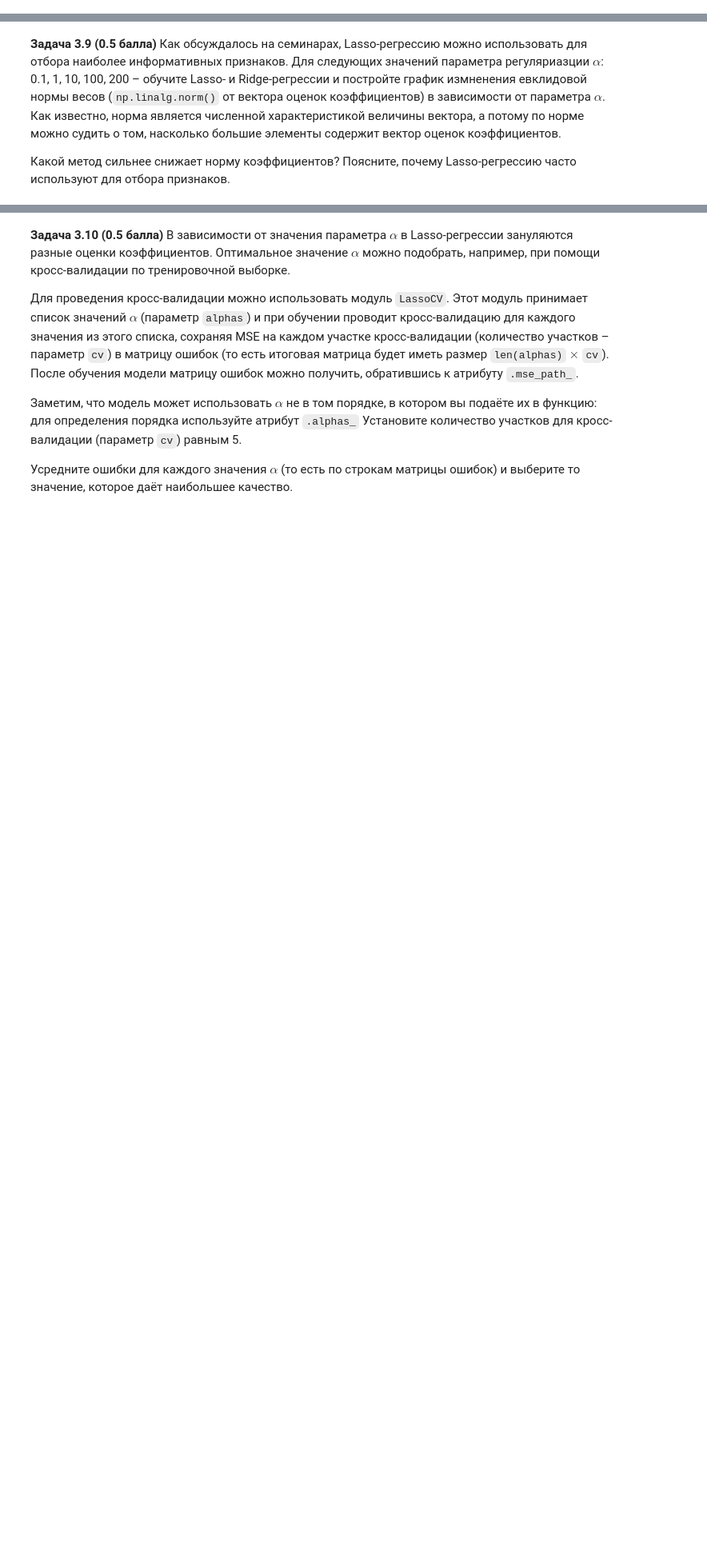
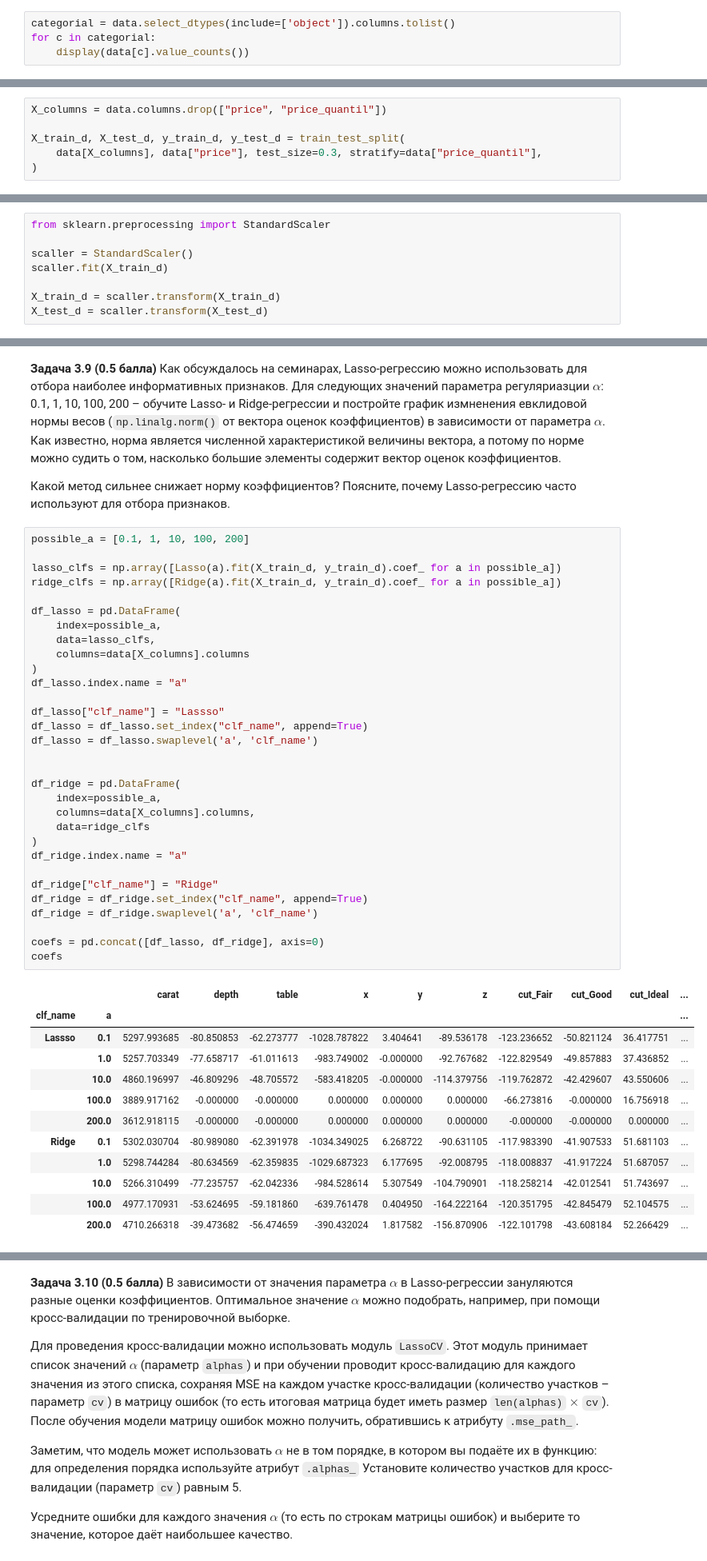
Before and after one commit to Melekh11/ida_hv, a Jupyter notebook: sem5/hw04_knn_linreg.ipynb, the cells around one changed output, grey strips where cells are left out. Shown: that part at 80% size. Cells and saved outputs as stored; diff of their text form; blank space fills up the shorter version.

```diff
--- a/sem5/hw04_knn_linreg.ipynb
+++ b/sem5/hw04_knn_linreg.ipynb
@@ -541,0 +761,4 @@ data.head(5)
+# %%
+categorial = data.select_dtypes(include=['object']).columns.tolist()
+for c in categorial:
+    display(data[c].value_counts())
@@ -544,4 +856,18 @@ data.head(5)
+# %%
+X_columns = data.columns.drop(["price", "price_quantil"])
+
+X_train_d, X_test_d, y_train_d, y_test_d = train_test_split(
+    data[X_columns], data["price"], test_size=0.3, stratify=data["price_quantil"],
+)
 # %% [markdown]
 **Задача 3.5 (0.3 балла)** Зачастую при использовании линейных моделей вещественные признаки масштабируются. При этом оценки коэффициентов теряют прямую статистическую интерпретацию ("при увеличении $X_1$ на 1, $y$ увеличивается на $w_1$"), но приобретают свойства, полезные в задачах машинного обучения. В этой задаче стандартизируйте вещественные признаки в тренировочной и тестовой выборках с помощью `StandardScaler`.
 # %% [markdown]
 Объясните, как это повлияет на интерпретацию коэффициентов линейной регрессии.
+# %%
+from sklearn.preprocessing import StandardScaler
+
+scaller = StandardScaler()
+scaller.fit(X_train_d)
+
+X_train_d = scaller.transform(X_train_d)
+X_test_d = scaller.transform(X_test_d)
@@ -573,3 +981,47 @@ $$
 **Задача 3.9 (0.5 балла)** Как обсуждалось на семинарах, Lasso-регрессию можно использовать для отбора наиболее информативных признаков. Для следующих значений параметра регуляриазции $\alpha$: 0.1, 1, 10, 100, 200 –  обучите Lasso- и Ridge-регрессии и постройте график измненения евклидовой нормы весов (`np.linalg.norm()` от вектора оценок коэффициентов) в зависимости от параметра $\alpha$. Как известно, норма является численной характеристикой величины вектора, а потому по норме можно судить о том, насколько большие элементы содержит вектор оценок коэффициентов.
 
 Какой метод сильнее снижает норму коэффициентов? Поясните, почему Lasso-регрессию часто используют для отбора признаков.
+# %%
+possible_a = [0.1, 1, 10, 100, 200]
+
+lasso_clfs = np.array([Lasso(a).fit(X_train_d, y_train_d).coef_ for a in possible_a])
+ridge_clfs = np.array([Ridge(a).fit(X_train_d, y_train_d).coef_ for a in possible_a])
+
+df_lasso = pd.DataFrame(
+    index=possible_a,
+    data=lasso_clfs,
+    columns=data[X_columns].columns
+)
+df_lasso.index.name = "a"
+
+df_lasso["clf_name"] = "Lassso"
+df_lasso = df_lasso.set_index("clf_name", append=True)
+df_lasso = df_lasso.swaplevel('a', 'clf_name')
+
+
+df_ridge = pd.DataFrame(
+    index=possible_a,
+    columns=data[X_columns].columns,
+    data=ridge_clfs
+)
+df_ridge.index.name = "a"
+
+df_ridge["clf_name"] = "Ridge"
+df_ridge = df_ridge.set_index("clf_name", append=True)
+df_ridge = df_ridge.swaplevel('a', 'clf_name')
+
+coefs = pd.concat([df_lasso, df_ridge], axis=0)
+coefs
+# %% [output]
+|  |  | carat | depth | table | x | y | z | cut_Fair | cut_Good | cut_Ideal | ... |
+| clf_name | a |  |  |  |  |  |  |  |  |  | ... |
+| Lassso | 0.1 | 5297.993685 | -80.850853 | -62.273777 | -1028.787822 | 3.404641 | -89.536178 | -123.236652 | -50.821124 | 36.417751 | ... |
+|  | 1.0 | 5257.703349 | -77.658717 | -61.011613 | -983.749002 | -0.000000 | -92.767682 | -122.829549 | -49.857883 | 37.436852 | ... |
+|  | 10.0 | 4860.196997 | -46.809296 | -48.705572 | -583.418205 | -0.000000 | -114.379756 | -119.762872 | -42.429607 | 43.550606 | ... |
+|  | 100.0 | 3889.917162 | -0.000000 | -0.000000 | 0.000000 | 0.000000 | 0.000000 | -66.273816 | -0.000000 | 16.756918 | ... |
+|  | 200.0 | 3612.918115 | -0.000000 | -0.000000 | 0.000000 | 0.000000 | 0.000000 | -0.000000 | -0.000000 | 0.000000 | ... |
+| Ridge | 0.1 | 5302.030704 | -80.989080 | -62.391978 | -1034.349025 | 6.268722 | -90.631105 | -117.983390 | -41.907533 | 51.681103 | ... |
+|  | 1.0 | 5298.744284 | -80.634569 | -62.359835 | -1029.687323 | 6.177695 | -92.008795 | -118.008837 | -41.917224 | 51.687057 | ... |
+|  | 10.0 | 5266.310499 | -77.235757 | -62.042336 | -984.528614 | 5.307549 | -104.790901 | -118.258214 | -42.012541 | 51.743697 | ... |
+|  | 100.0 | 4977.170931 | -53.624695 | -59.181860 | -639.761478 | 0.404950 | -164.222164 | -120.351795 | -42.845479 | 52.104575 | ... |
+|  | 200.0 | 4710.266318 | -39.473682 | -56.474659 | -390.432024 | 1.817582 | -156.870906 | -122.101798 | -43.608184 | 52.266429 | ... |
```
Also changed, not shown: parts of 55 cells of this notebook, 4 other files.
